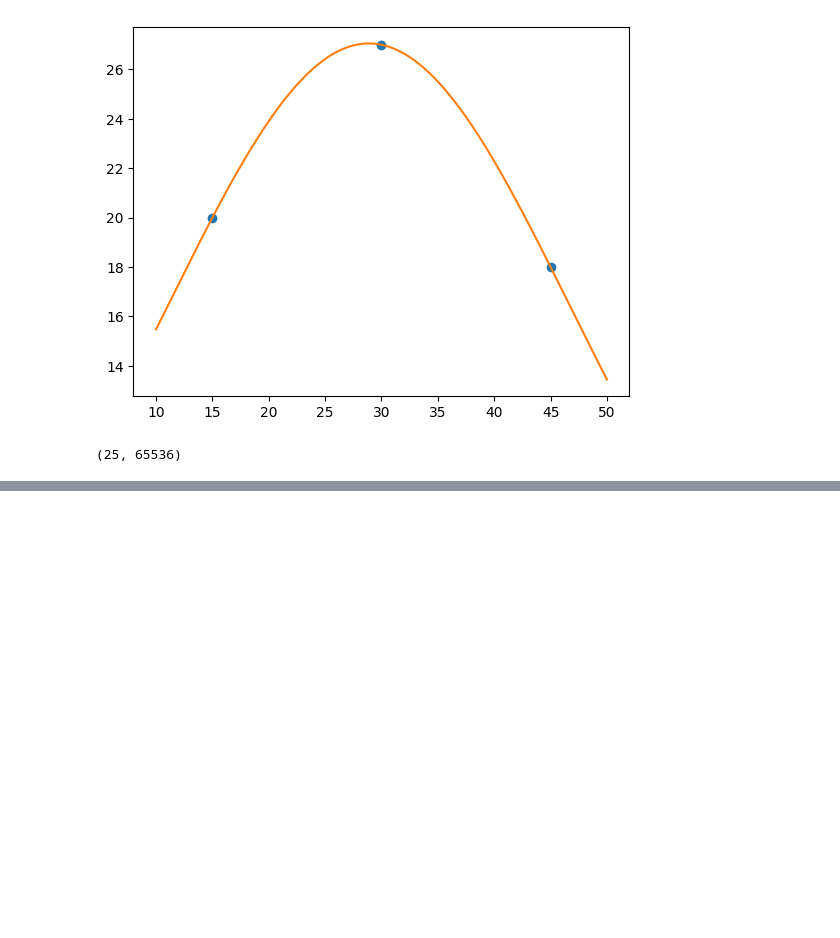
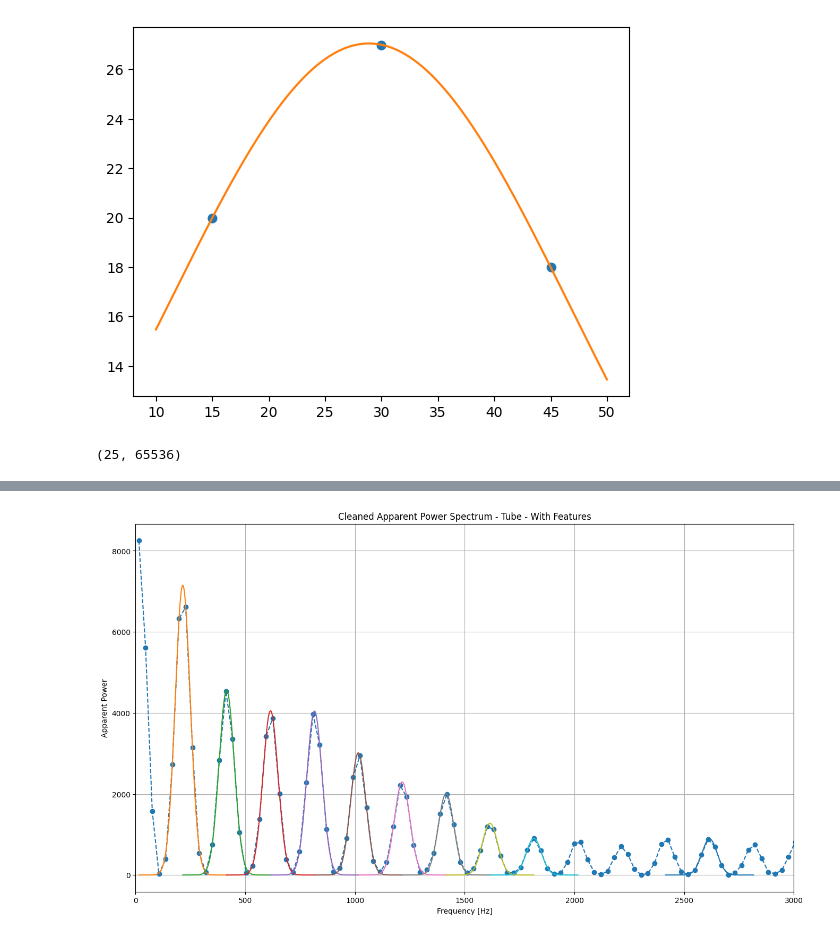
Before and after one commit to fair-acc/pulsed-power-ml, a Jupyter notebook: src/pulsed_power_ml/notebooks/FAIRTestNobebook_NB_2022-09-27.ipynb, the cells around one changed output, grey strips where cells are left out. Cells and saved outputs as stored; diff of their text form; code cells hidden in the pictures; blank space fills up the shorter version.

```diff
--- a/src/pulsed_power_ml/notebooks/FAIRTestNobebook_NB_2022-09-27.ipynb
+++ b/src/pulsed_power_ml/notebooks/FAIRTestNobebook_NB_2022-09-27.ipynb
@@ -92,0 +100,24 @@ feature_vector.shape
+# %%
+fig = plt.figure(figsize=(16,9))
+ax = fig.add_subplot()
+freq = get_frequencies_from_spectrum(cleaned_spectrum, 2_000_000)
+ax.plot(freq,
+        cleaned_spectrum,
+        marker='o',
+        linestyle='--')
+ax.set_xlim([0, 3_000])
+
+for i in range(int(len(feature_vector) / 3)):
+    a, mu, sigma = feature_vector[i*3], feature_vector[i*3+1], feature_vector[i*3+2]
+    freq_gauss = np.linspace(max(mu - 200, 0), mu + 200, 400)
+    y = gaussian(freq_gauss, a, mu, sigma)
+    ax.plot(freq_gauss, y)
+
+ax.set_xlabel("Frequency [Hz]")
+ax.set_ylabel("Apparent Power")
+ax.set_title("Cleaned Apparent Power Spectrum - Tube - With Features")
+ax.grid(True)
+
+fig.savefig("/home/thomas/projects/nilm_at_fair/training_data/2022-10-25_training_data/tube/figures/cleaned_spectrum_and_feature_vector.pdf")
+# %% [output]
+[figure, added]
```
Also changed, not shown: parts of 10 cells of this notebook, 1 other file.
